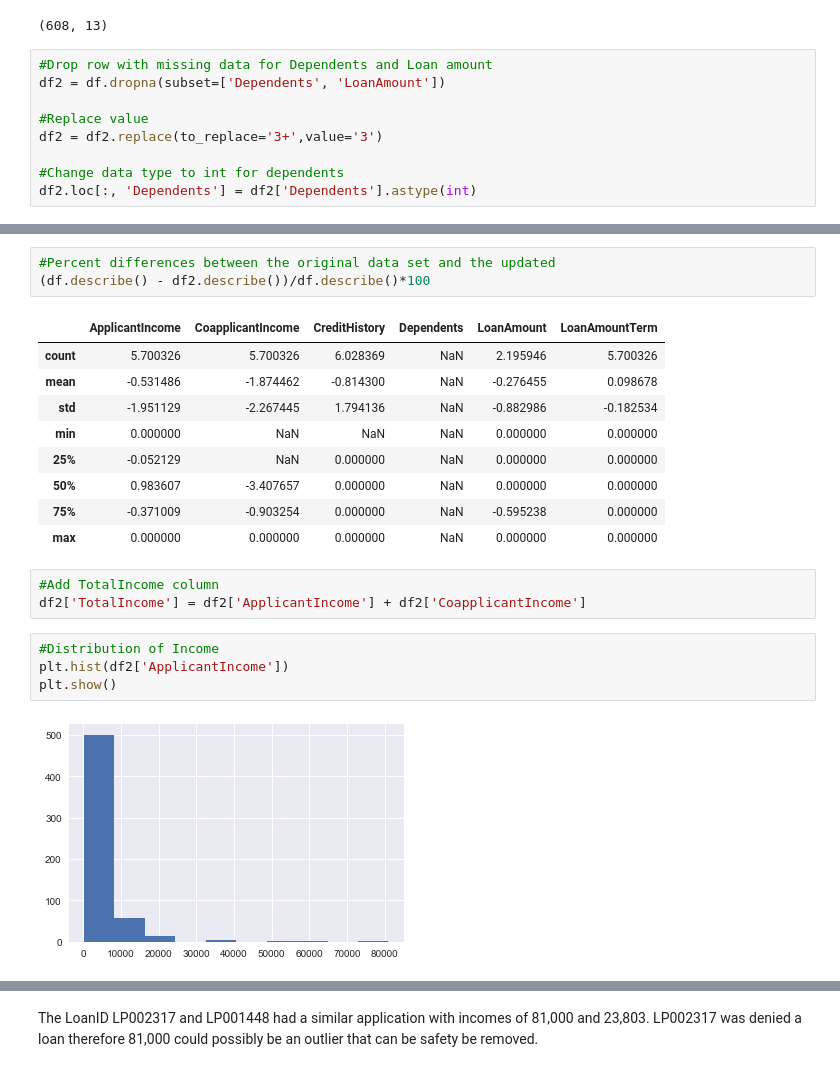
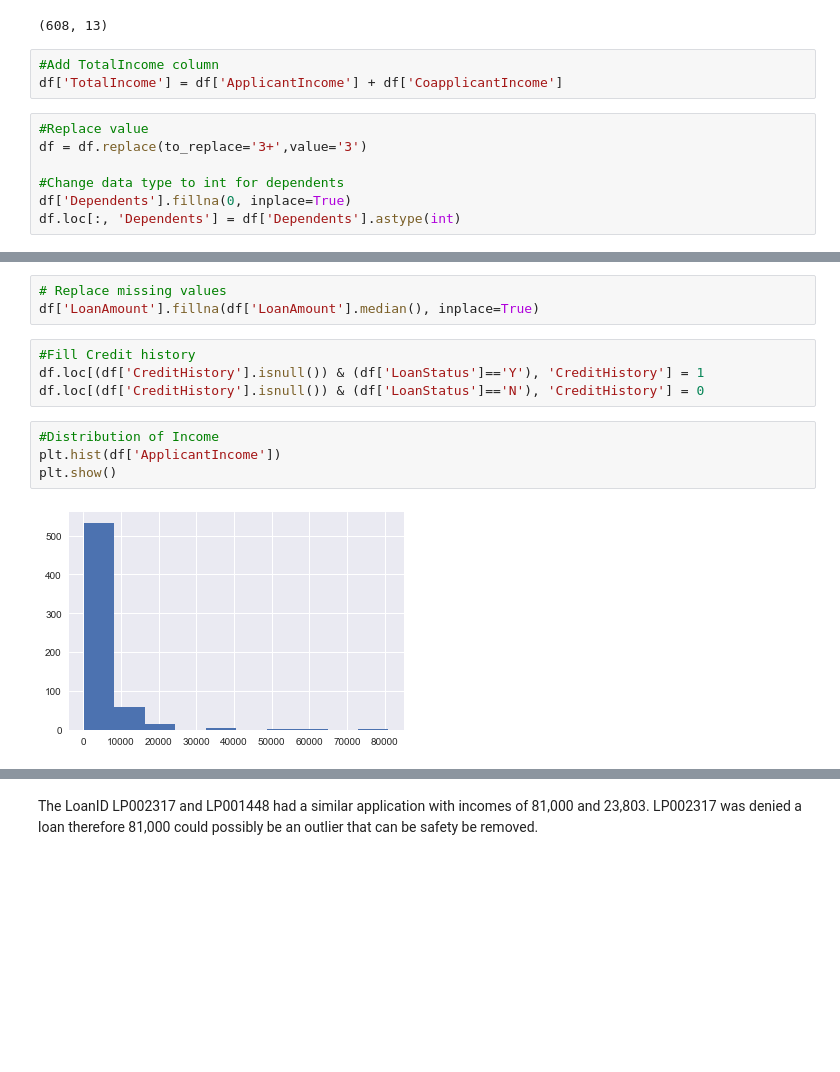
Before and after one commit to sedale33/Springboard, a Jupyter notebook: CP1HomeLoan.ipynb, the cells around one changed output, grey strips where cells are left out. Saved outputs shown, nothing was run; the diff lists cells and outputs as text; blank space fills up the shorter version.

```diff
--- a/CP1HomeLoan.ipynb
+++ b/CP1HomeLoan.ipynb
@@ -157,12 +152,13 @@ df[df['ApplicantIncome'] < 10000].shape
 df[df['CoapplicantIncome'] < 10000].shape
 # %% [output]
 (608, 13)
+# %%
+#Add TotalIncome column
+df['TotalIncome'] = df['ApplicantIncome'] + df['CoapplicantIncome']
 # %%
-#Drop row with missing data for Dependents and Loan amount
-df2 = df.dropna(subset=['Dependents', 'LoanAmount'])
-
 #Replace value
-df2 = df2.replace(to_replace='3+',value='3')
+df = df.replace(to_replace='3+',value='3')
 
 #Change data type to int for dependents
-df2.loc[:, 'Dependents'] = df2['Dependents'].astype(int)
+df['Dependents'].fillna(0, inplace=True)
+df.loc[:, 'Dependents'] = df['Dependents'].astype(int)
@@ -182,24 +165,15 @@ df2.describe()
-# %%
-#Percent differences between the original data set and the updated
-(df.describe() - df2.describe())/df.describe()*100
-# %% [output]
-|  | ApplicantIncome | CoapplicantIncome | CreditHistory | Dependents | LoanAmount | LoanAmountTerm |
-| count | 5.700326 | 5.700326 | 6.028369 | NaN | 2.195946 | 5.700326 |
-| mean | -0.531486 | -1.874462 | -0.814300 | NaN | -0.276455 | 0.098678 |
-| std | -1.951129 | -2.267445 | 1.794136 | NaN | -0.882986 | -0.182534 |
-| min | 0.000000 | NaN | NaN | NaN | 0.000000 | 0.000000 |
-| 25% | -0.052129 | NaN | 0.000000 | NaN | 0.000000 | 0.000000 |
-| 50% | 0.983607 | -3.407657 | 0.000000 | NaN | 0.000000 | 0.000000 |
-| 75% | -0.371009 | -0.903254 | 0.000000 | NaN | -0.595238 | 0.000000 |
-| max | 0.000000 | 0.000000 | 0.000000 | NaN | 0.000000 | 0.000000 |
-# %%
-#Add TotalIncome column
-df2['TotalIncome'] = df2['ApplicantIncome'] + df2['CoapplicantIncome']
+# %%
+# Replace missing values
+df['LoanAmount'].fillna(df['LoanAmount'].median(), inplace=True)
+# %%
+#Fill Credit history
+df.loc[(df['CreditHistory'].isnull()) & (df['LoanStatus']=='Y'), 'CreditHistory'] = 1
+df.loc[(df['CreditHistory'].isnull()) & (df['LoanStatus']=='N'), 'CreditHistory'] = 0
 # %%
 #Distribution of Income
-plt.hist(df2['ApplicantIncome'])
+plt.hist(df['ApplicantIncome'])
 plt.show()
 # %% [output]
-[figure, old version]
+[figure, new version]
 # %%
 #Explore Income Above $20,000
```
Also changed, not shown: parts of 55 cells of this notebook.
